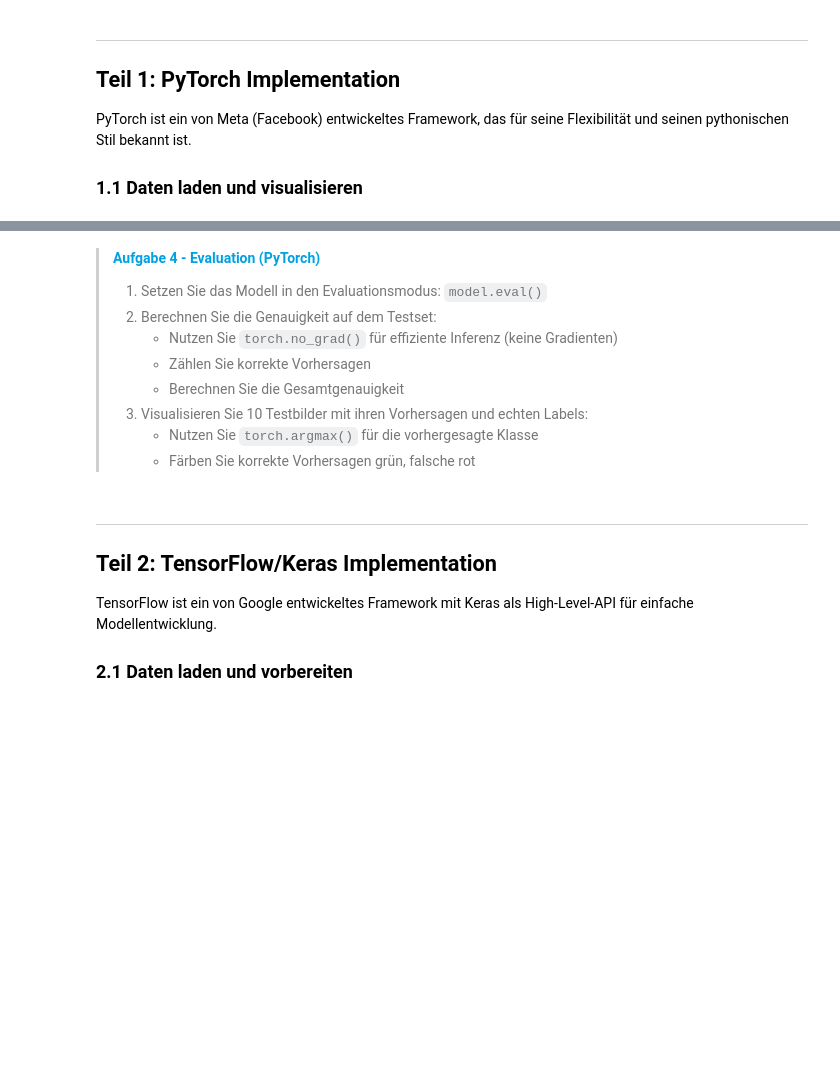
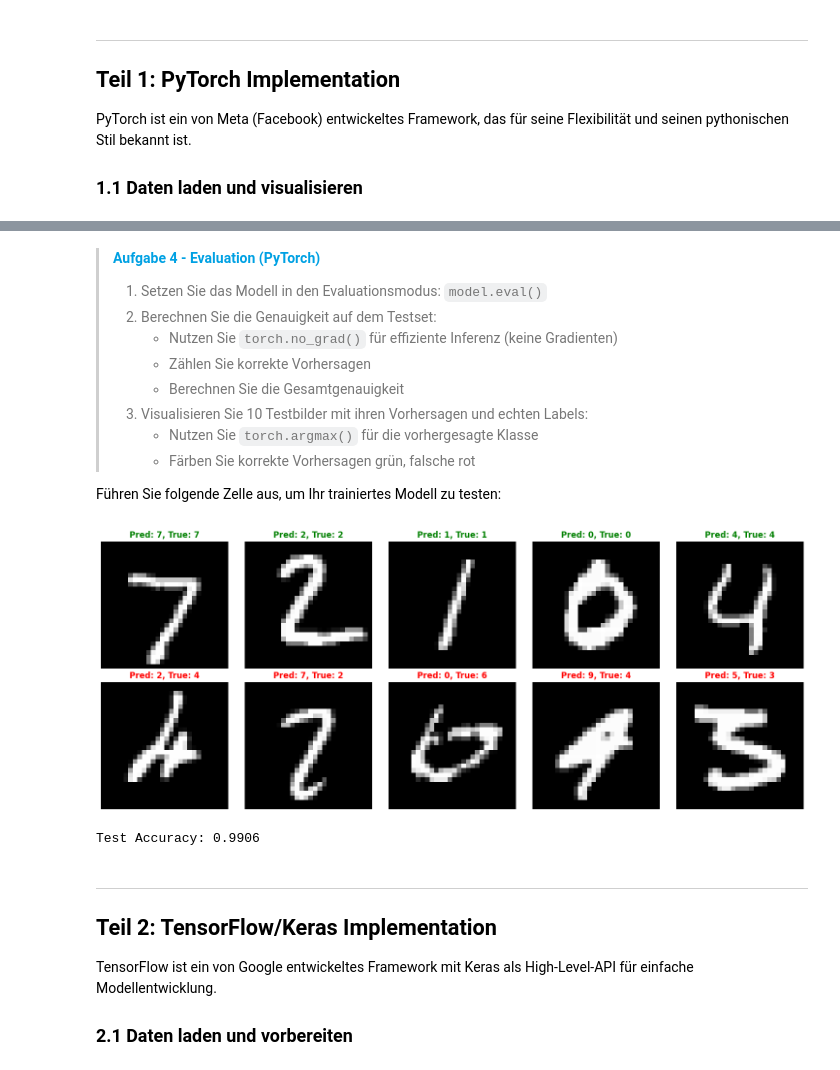
Before and after one commit to RSP-Educational/cnn_digit_recognition, a Jupyter notebook: main.ipynb, the cells around one changed output, grey strips where cells are left out. Cells and saved outputs as stored; diff of their text form; code cells hidden in the pictures; blank space fills up the shorter version.

```diff
--- a/main.ipynb
+++ b/main.ipynb
@@ -147,44 +390,18 @@ plt.show()
 > 3. Visualisieren Sie 10 Testbilder mit ihren Vorhersagen und echten Labels:
 >    - Nutzen Sie `torch.argmax()` für die vorhergesagte Klasse
 >    - Färben Sie korrekte Vorhersagen grün, falsche rot
+
+Führen Sie folgende Zelle aus, um Ihr trainiertes Modell zu testen:
 # %%
-# Aufgabe 4: Evaluation (PyTorch)
+from utils.test import test_model_pytorch
 
-# TODO: Ihr Code hier
-# - Setzen Sie das Modell in Evaluation-Modus
-# - Berechnen Sie die Testgenauigkeit
+model.load_state_dict(torch.load('mnist_pytorch_model.pth', map_location=device))
 
-
-# Visualisierung von Vorhersagen (vorgefertigt)
-model.eval()
-fig, axes = plt.subplots(2, 5, figsize=(15, 6))
-axes = axes.ravel()
-
-for i in range(10):
-    image, true_label = test_dataset[i]
-
-    # Vorhersage machen
-    with torch.no_grad():
-        image_tensor = image.unsqueeze(0).to(device)
-        output = model(image_tensor)
-        predicted_label = torch.argmax(output, dim=1).item()
-
-    # Denormalisieren für Visualisierung
-    image_display = image * 0.3081 + 0.1307
-
-    # Plot
-    axes[i].imshow(image_display.squeeze(), cmap='gray')
-    color = 'green' if predicted_label == true_label else 'red'
-    axes[i].set_title(f'Pred: {predicted_label}, True: {true_label}',
-                      color=color, fontsize=12, fontweight='bold')
-    axes[i].axis('off')
-
-plt.tight_layout()
-plt.show()
-
-# Modell speichern
-torch.save(model.state_dict(), 'mnist_pytorch_model.pth')
-print("Modell gespeichert als 'mnist_pytorch_model.pth'")
+# Evaluation (PyTorch)
+test_model_pytorch(model, val_loader, device)
+# %% [output]
+[figure, added]
+Test Accuracy: 0.9906
 # %% [markdown]
 ---
 
```
Also changed, not shown: parts of 16 cells of this notebook, 5 other files.
